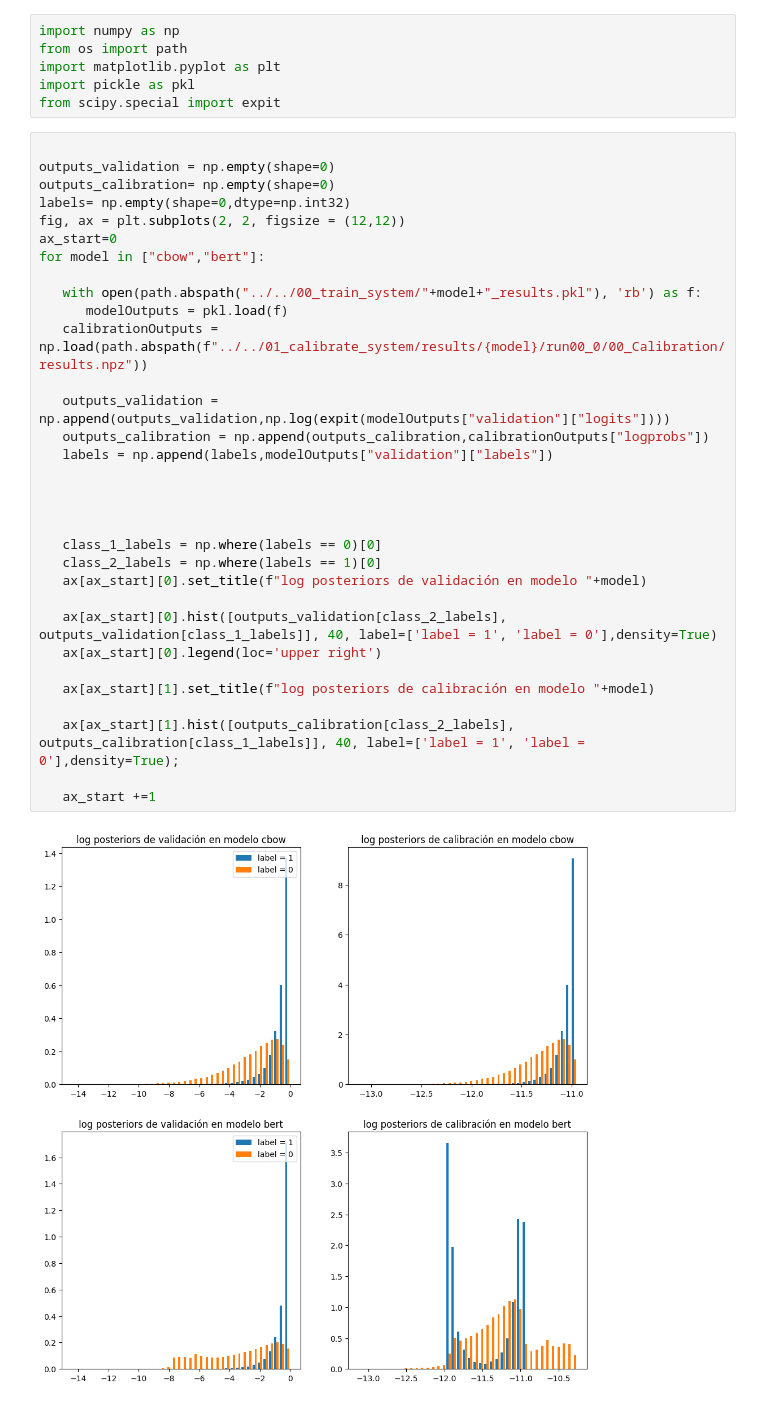
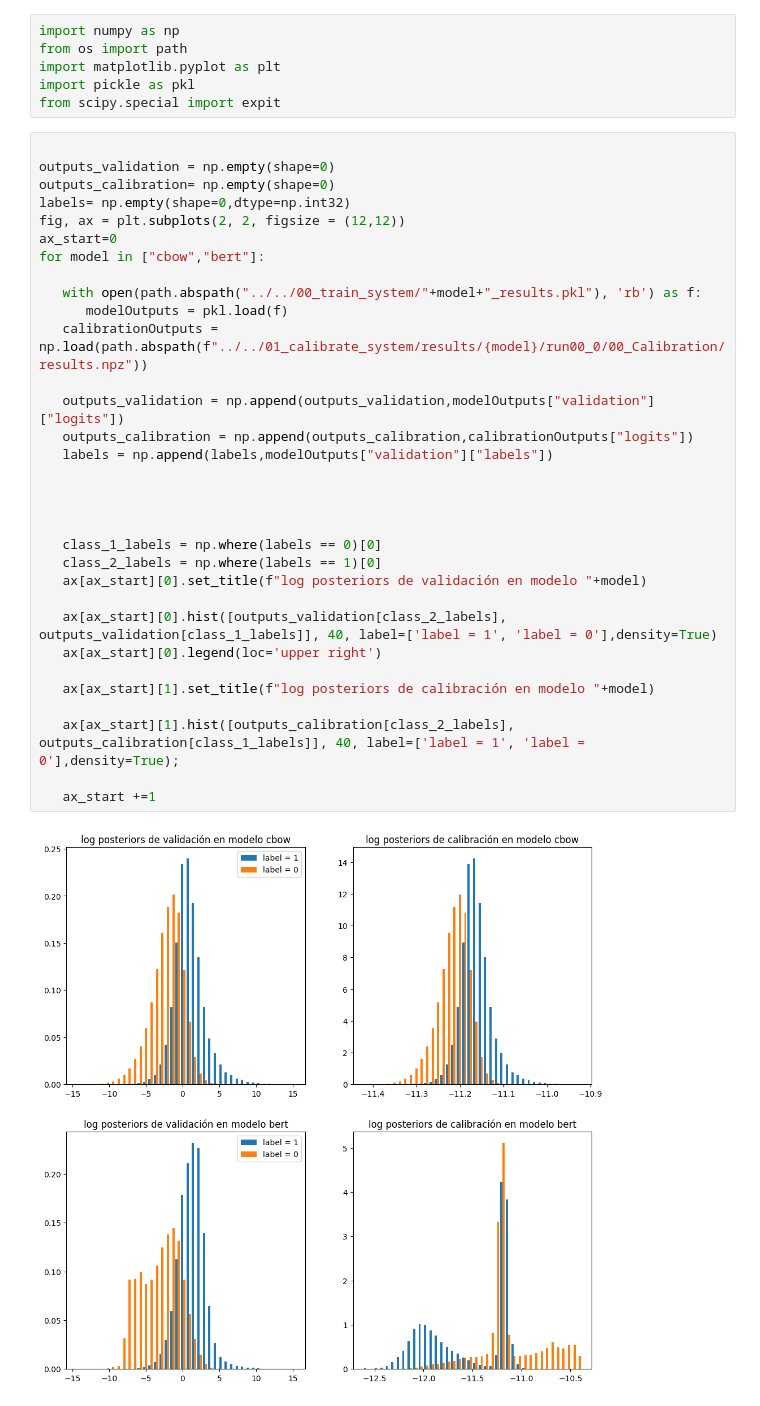
Before and after one commit to LautaroEst/calibration-ppd, a Jupyter notebook: experiments/01_calibrate_system/notebooks/analisis_resultados.ipynb, the cells around one changed output. Cells and saved outputs as stored; diff of their text form.

Commit message:
era la logit de la posterior

```diff
--- a/experiments/01_calibrate_system/notebooks/analisis_resultados.ipynb
+++ b/experiments/01_calibrate_system/notebooks/analisis_resultados.ipynb
@@ -8,33 +8,33 @@ from scipy.special import expit
 
 outputs_validation = np.empty(shape=0)
 outputs_calibration= np.empty(shape=0)
 labels= np.empty(shape=0,dtype=np.int32)
 fig, ax = plt.subplots(2, 2, figsize = (12,12))
 ax_start=0
 for model in ["cbow","bert"]:
 
    with open(path.abspath("../../00_train_system/"+model+"_results.pkl"), 'rb') as f:
       modelOutputs = pkl.load(f)
    calibrationOutputs = np.load(path.abspath(f"../../01_calibrate_system/results/{model}/run00_0/00_Calibration/results.npz"))
 
-   outputs_validation = np.append(outputs_validation,np.log(expit(modelOutputs["validation"]["logits"])))
-   outputs_calibration = np.append(outputs_calibration,calibrationOutputs["logprobs"])
+   outputs_validation = np.append(outputs_validation,modelOutputs["validation"]["logits"])
+   outputs_calibration = np.append(outputs_calibration,calibrationOutputs["logits"])
    labels = np.append(labels,modelOutputs["validation"]["labels"])
 
 
 
 
    class_1_labels = np.where(labels == 0)[0]
    class_2_labels = np.where(labels == 1)[0]
    ax[ax_start][0].set_title(f"log posteriors de validación en modelo "+model)
 
    ax[ax_start][0].hist([outputs_validation[class_2_labels], outputs_validation[class_1_labels]], 40, label=['label = 1', 'label = 0'],density=True)
    ax[ax_start][0].legend(loc='upper right')
 
    ax[ax_start][1].set_title(f"log posteriors de calibración en modelo "+model)
 
    ax[ax_start][1].hist([outputs_calibration[class_2_labels], outputs_calibration[class_1_labels]], 40, label=['label = 1', 'label = 0'],density=True);
 
    ax_start +=1
 # %% [output]
-[figure, old version]
+[figure, new version]
```
Also changed, not shown: 3 other files.
